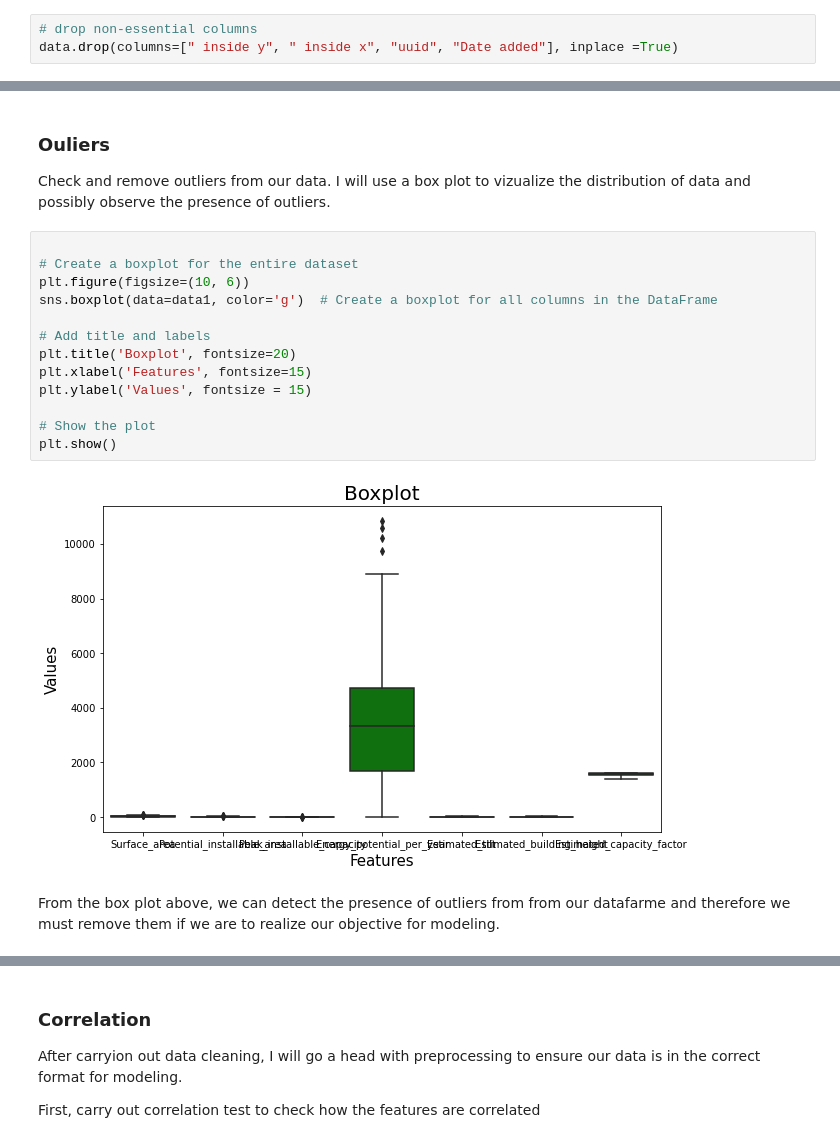
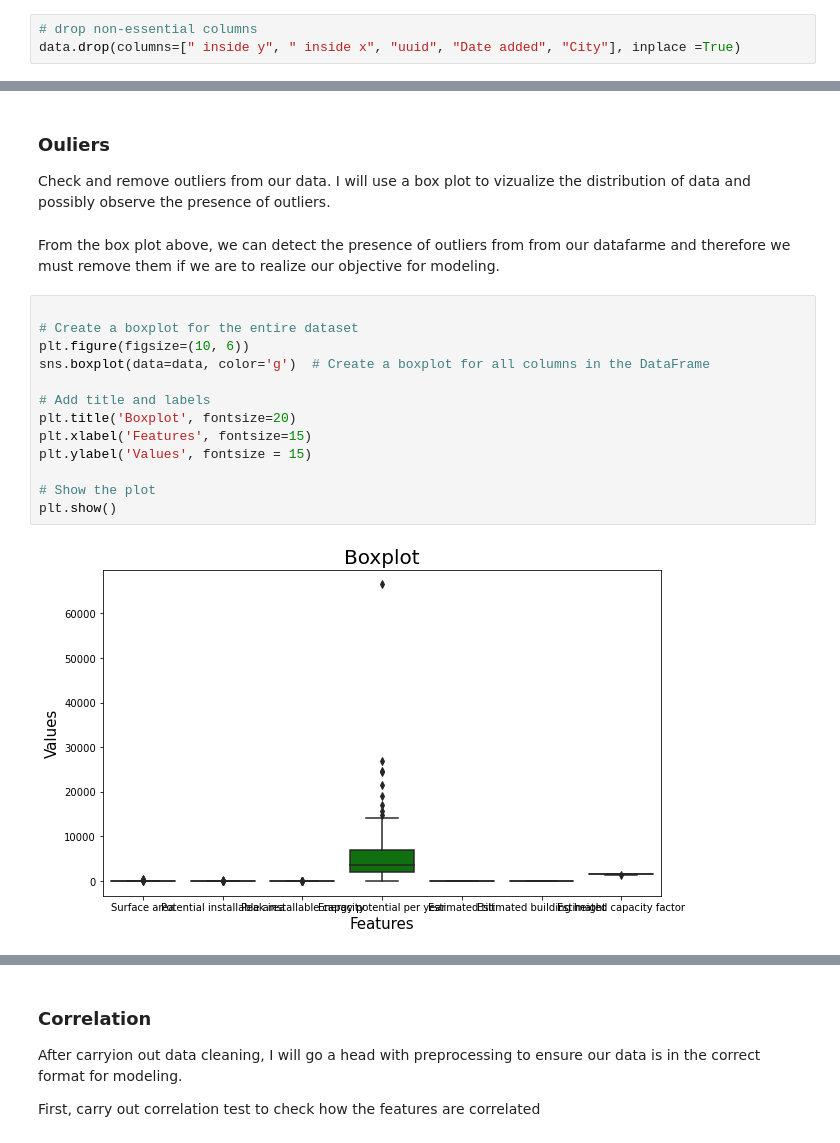
Before and after one commit to James-Kosgei/Phase3..Prjct88, a Jupyter notebook: index.ipynb, the cells around one changed output, grey strips where cells are left out. Saved outputs shown, nothing was run; the diff lists cells and outputs as text.

```diff
--- a/index.ipynb
+++ b/index.ipynb
@@ -186,7 +186,7 @@ memory usage: 11.8+ KB
 data.drop(columns=["Comment","Unit installation price"], inplace=True, axis=1)
 # %%
 # drop non-essential columns
-data.drop(columns=[" inside y", " inside x", "uuid", "Date added"], inplace =True)
+data.drop(columns=[" inside y", " inside x", "uuid", "Date added", "City"], inplace =True)
 # %%
 data.info()
 # %% [output]
@@ -209,23 +208,23 @@ memory usage: 7.2+ KB
 # %% [markdown]
 ### Ouliers
 Check and remove outliers from our data. I will use a box plot to vizualize the distribution of data and possibly observe the presence of outliers.
-# %%
-
-# Create a boxplot for the entire dataset
-plt.figure(figsize=(10, 6))
-sns.boxplot(data=data1, color='g')  # Create a boxplot for all columns in the DataFrame
-
-# Add title and labels
-plt.title('Boxplot', fontsize=20)
-plt.xlabel('Features', fontsize=15)
-plt.ylabel('Values', fontsize = 15)
-
-# Show the plot
-plt.show()
-# %% [output]
-[figure, removed]
 # %% [markdown]
 From the box  plot above, we can detect the presence of outliers from from our datafarme and therefore we must remove them if we are to realize our objective for modeling.
+# %%
+
+# Create a boxplot for the entire dataset
+plt.figure(figsize=(10, 6))
+sns.boxplot(data=data, color='g')  # Create a boxplot for all columns in the DataFrame
+
+# Add title and labels
+plt.title('Boxplot', fontsize=20)
+plt.xlabel('Features', fontsize=15)
+plt.ylabel('Values', fontsize = 15)
+
+# Show the plot
+plt.show()
+# %% [output]
+[figure, added]
 # %%
 # declare the lower, upper and interquartile ranges
 Q1 = data.quantile(0.25)  # First quartile for all columns
```
Also changed, not shown: parts of 11 cells of this notebook.
